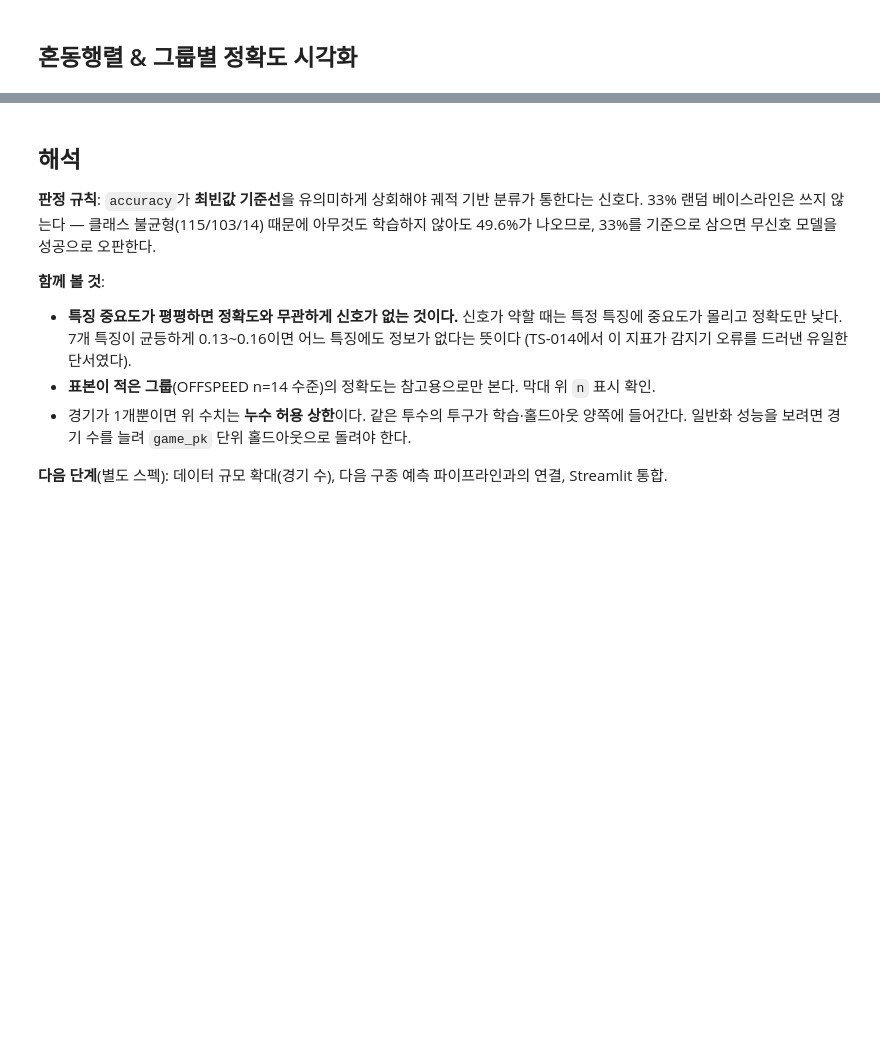
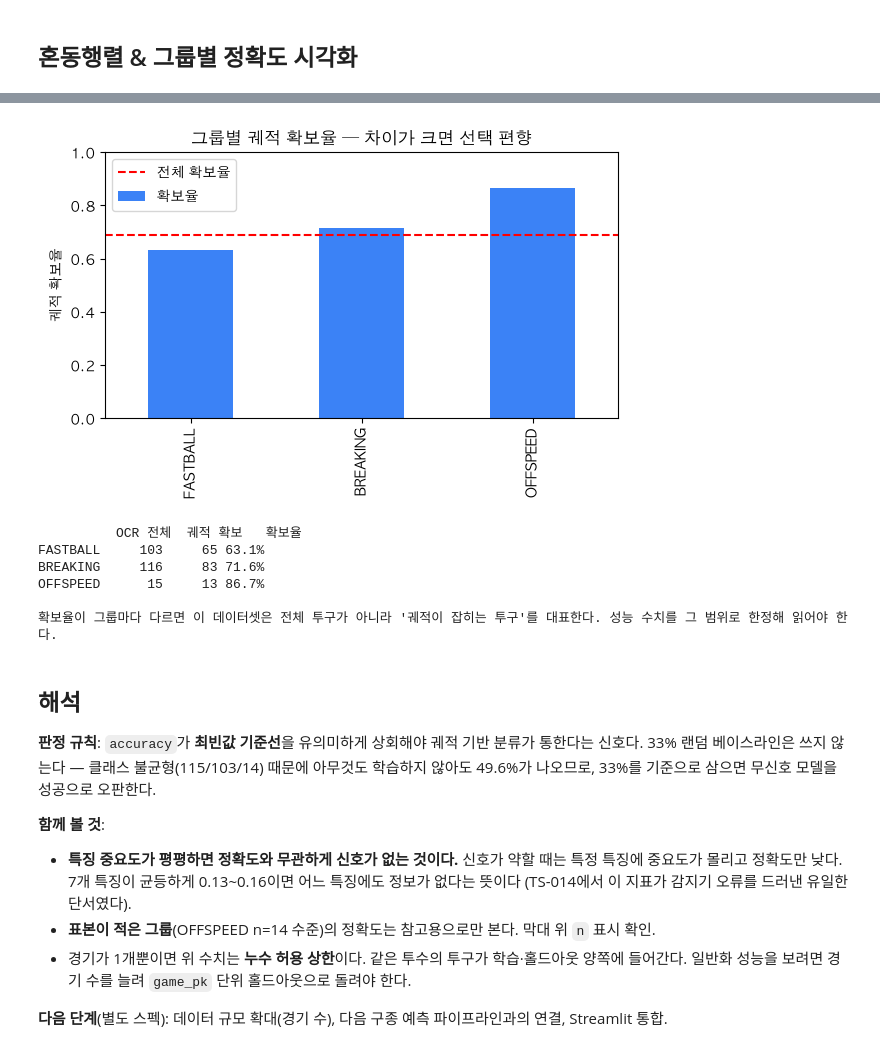
Before and after one commit to jjssspark/DL_Pitcher, a Jupyter notebook: notebooks/01_pitch_group_classifier.ipynb, the cells around one changed output, grey strips where cells are left out. Drawn from its saved outputs; the diff is of its cells as text; code cells hidden in the pictures; blank space fills up the shorter version.

```diff
--- a/notebooks/01_pitch_group_classifier.ipynb
+++ b/notebooks/01_pitch_group_classifier.ipynb
@@ -128,3 +247,52 @@ print(f"모델 저장 완료: {model_path}")
+# %%
+from collections import Counter
+
+from pitch_type_cv.pitch_group_map import ocr_pitch_name_to_group
+
+# OCR이 읽어낸 전체 투구 대비, 궤적이 확보돼 데이터셋에 남은 비율.
+# 차이가 크면 데이터셋이 "감지하기 쉬운 투구"로 편향된 것이다.
+OCR_CACHE = os.path.join(OUT_DIR, "ocr_cache", "pitchiq_hq_yt_gMm3EODDb6w.json")
+with open(OCR_CACHE, encoding="utf-8") as f:
+    ocr_cache = json.load(f)
+
+all_groups = Counter(
+    g for g in (ocr_pitch_name_to_group(e.get("pitch_type")) for e in ocr_cache["pitch_data"]) if g
+)
+kept_groups = Counter(df["group"])
+
+retention = pd.DataFrame({
+    "OCR 전체": pd.Series(all_groups),
+    "궤적 확보": pd.Series(kept_groups),
+}).reindex(labels).fillna(0).astype(int)
+retention["확보율"] = retention["궤적 확보"] / retention["OCR 전체"]
+
+fig, ax = plt.subplots(figsize=(6, 4))
+retention["확보율"].plot(kind="bar", ax=ax, color="#3b82f6")
+ax.axhline(
+    retention["궤적 확보"].sum() / retention["OCR 전체"].sum(),
+    color="red", linestyle="--", label="전체 확보율",
+)
+ax.set_ylim(0, 1)
+ax.set_ylabel("궤적 확보율")
+ax.set_title("그룹별 궤적 확보율 — 차이가 크면 선택 편향")
+ax.legend()
+fig.tight_layout()
+fig.savefig(os.path.join(OUT_DIR, "selection_bias.png"), dpi=150)
+plt.show()
+
+print(retention.to_string(formatters={"확보율": "{:.1%}".format}))
+print(
+    "\n확보율이 그룹마다 다르면 이 데이터셋은 전체 투구가 아니라 "
+    "'궤적이 잡히는 투구'를 대표한다. 성능 수치를 그 범위로 한정해 읽어야 한다."
+)
+# %% [output]
+[figure, added]
+          OCR 전체  궤적 확보   확보율
+FASTBALL     103     65 63.1%
+BREAKING     116     83 71.6%
+OFFSPEED      15     13 86.7%
+
+확보율이 그룹마다 다르면 이 데이터셋은 전체 투구가 아니라 '궤적이 잡히는 투구'를 대표한다. 성능 수치를 그 범위로 한정해 읽어야 한다.
 # %% [markdown]
 ## 해석
 
```
Also changed, not shown: parts of 9 cells of this notebook.
